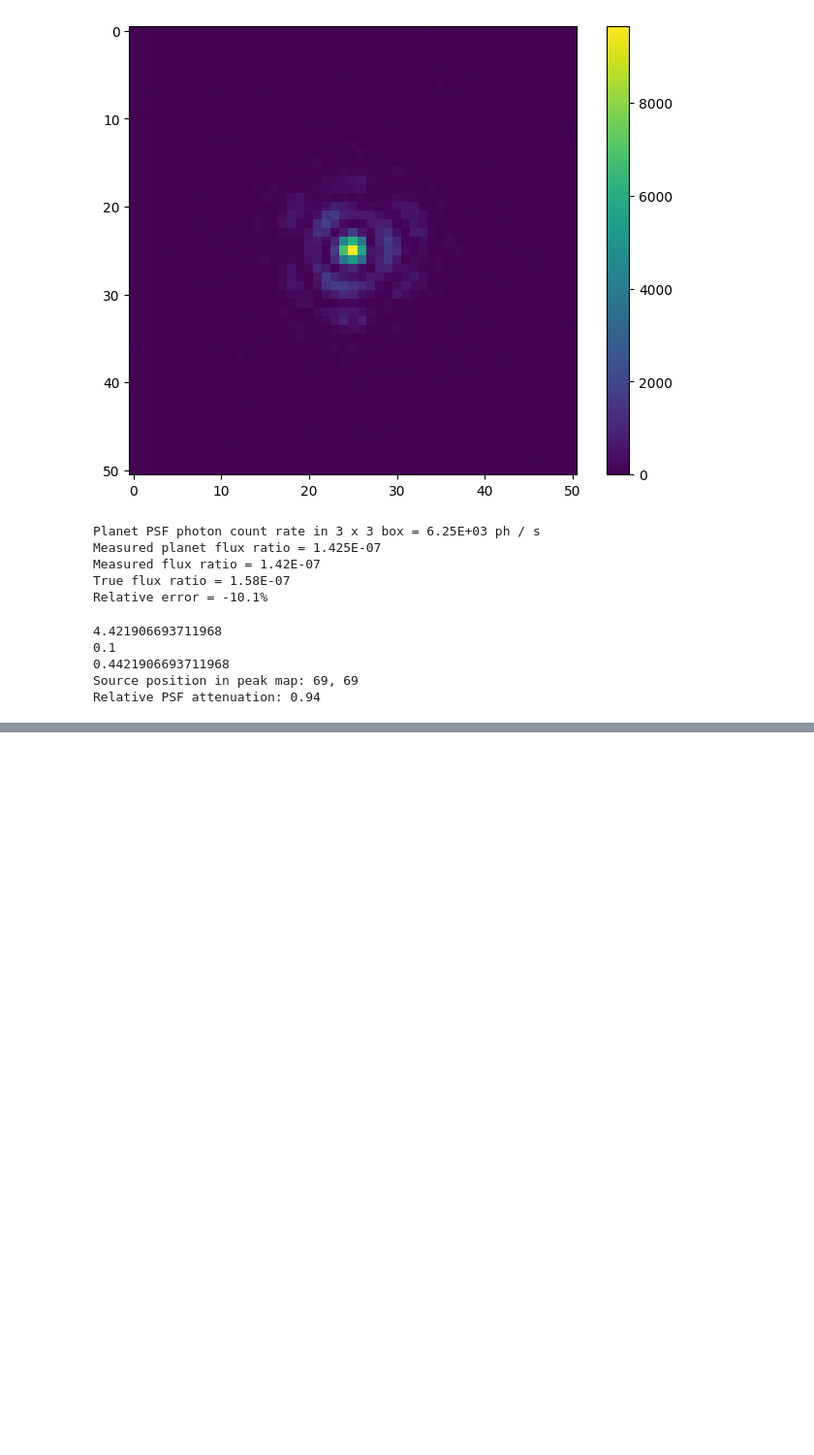
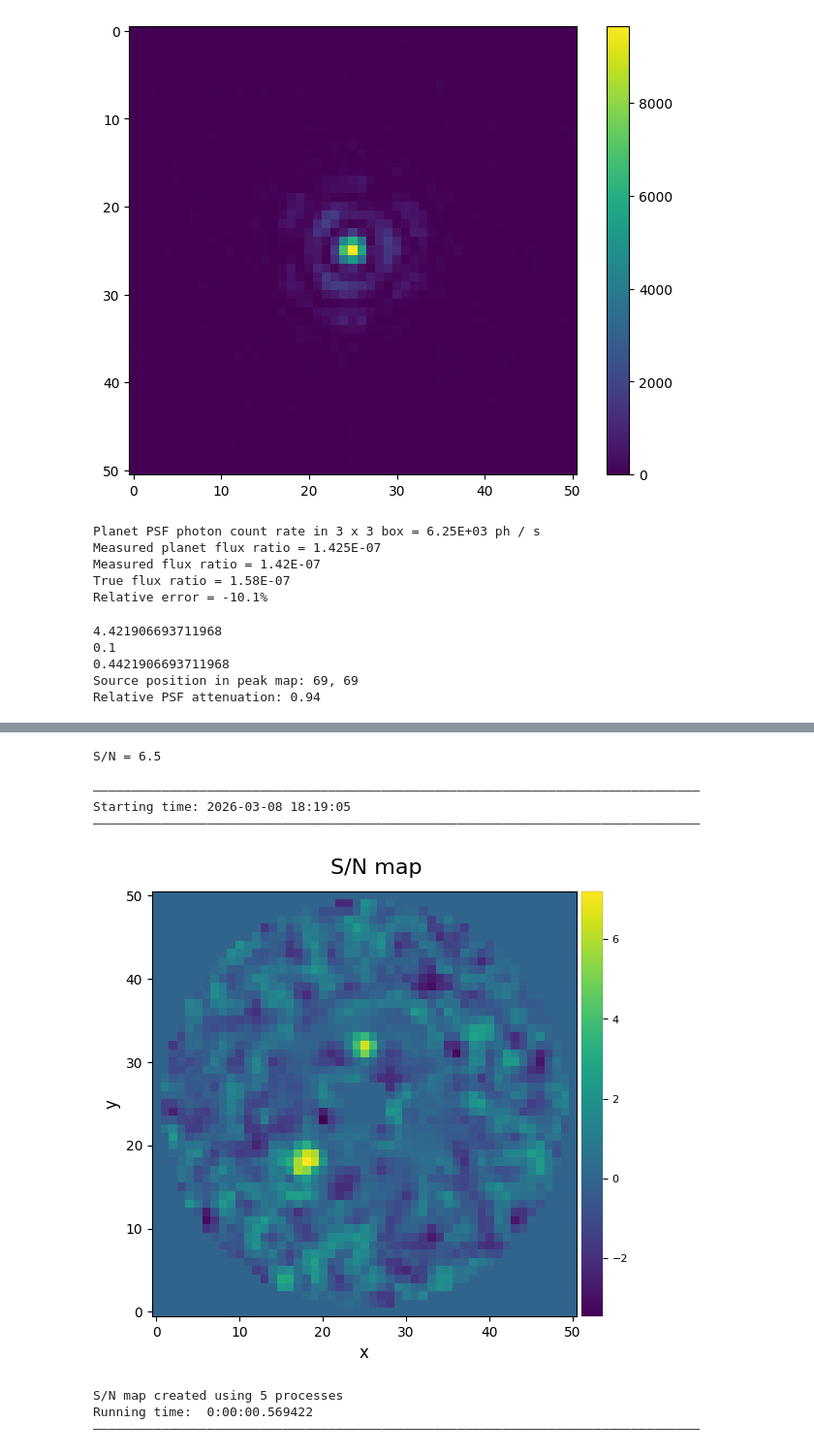
Before and after one commit to roman-corgi/roman-school, a Jupyter notebook: day1/postprocessing.ipynb, the cells around one changed output, grey strips where cells are left out. Shown at 97% size. Drawn from its saved outputs; the diff is of its cells as text; code cells hidden in the pictures; blank space fills up the shorter version.

```diff
--- a/day1/postprocessing.ipynb
+++ b/day1/postprocessing.ipynb
@@ -361,0 +451,19 @@ Relative PSF attenuation: 0.94
+# %%
+from vip_hci.metrics import snr
+xy_b = (25,32)
+snr1 = snr(pca1, source_xy=xy_b, fwhm=fwhm_naco)
+print(r"S/N = {:.1f}".format(snr1))
+# %% [output]
+S/N = 6.5
+# %%
+from vip_hci.metrics import snrmap
+
+snrmap1 = snrmap(pca1, fwhm_naco, plot=True)
+# %% [output]
+――――――――――――――――――――――――――――――――――――――――――――――――――――――――――――――――――――――――――――――――
+Starting time: 2026-03-08 18:19:05
+――――――――――――――――――――――――――――――――――――――――――――――――――――――――――――――――――――――――――――――――
+[figure, added]
+S/N map created using 5 processes
+Running time:  0:00:00.569422
+――――――――――――――――――――――――――――――――――――――――――――――――――――――――――――――――――――――――――――――――
```
Also changed, not shown: parts of 10 cells of this notebook.
